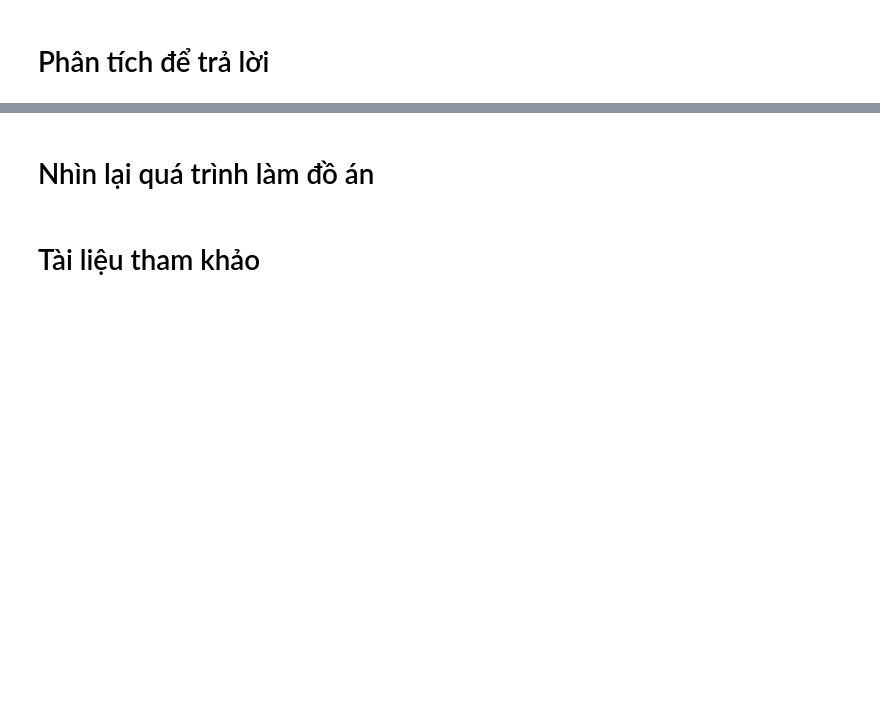
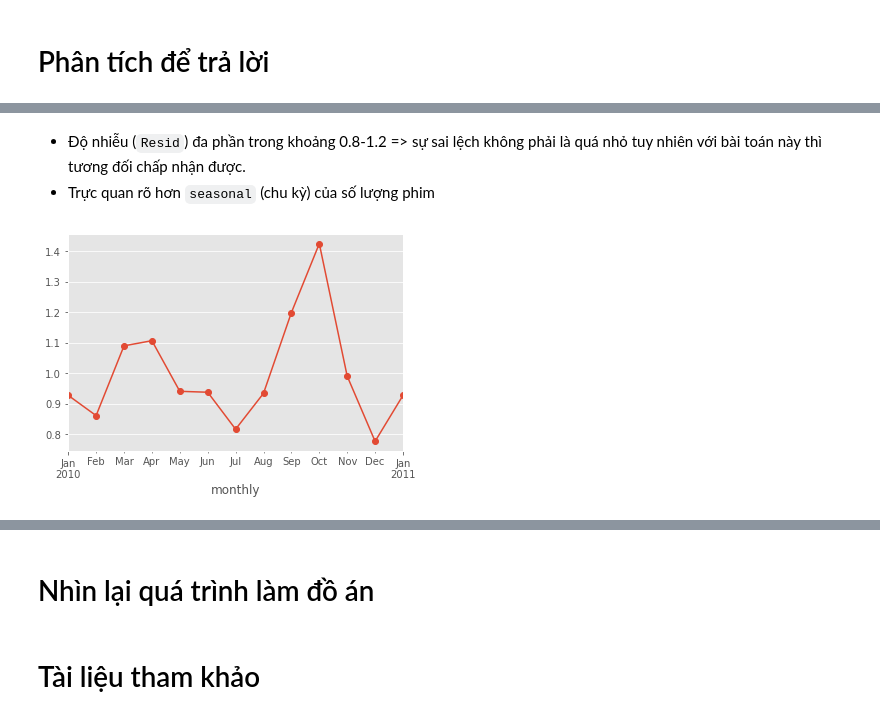
Before and after one commit to namhoai167/P4DS_Project, a Jupyter notebook: Final_Project.ipynb, the cells around one changed output, grey strips where cells are left out. Drawn from its saved outputs; the diff is of its cells as text; code cells hidden in the pictures; blank space fills up the shorter version.

```diff
--- a/Final_Project.ipynb
+++ b/Final_Project.ipynb
@@ -538,0 +715,8 @@ Dựa vào đó để xem được nhiều phim hay từ đạo diễn này hơn
+# %% [markdown]
+- Độ nhiễu (`Resid`) đa phần trong khoảng 0.8-1.2 => sự sai lệch không phải là quá nhỏ tuy nhiên với bài toán này thì tương đối chấp nhận được.
+- Trực quan rõ hơn `seasonal` (chu kỳ) của số lượng phim
+# %%
+result_mul.seasonal[:13].plot.line(marker='o')
+plt.show()
+# %% [output]
+[figure, added]
```
Also changed, not shown: parts of 53 cells of this notebook.
